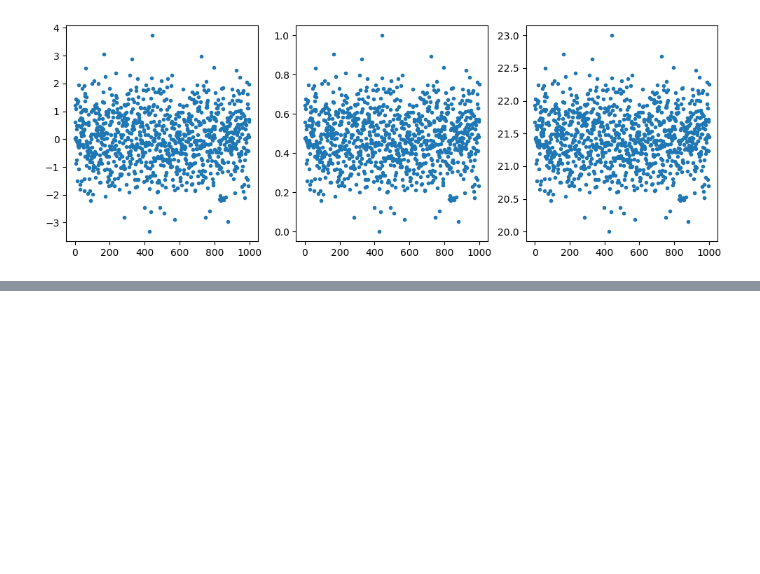
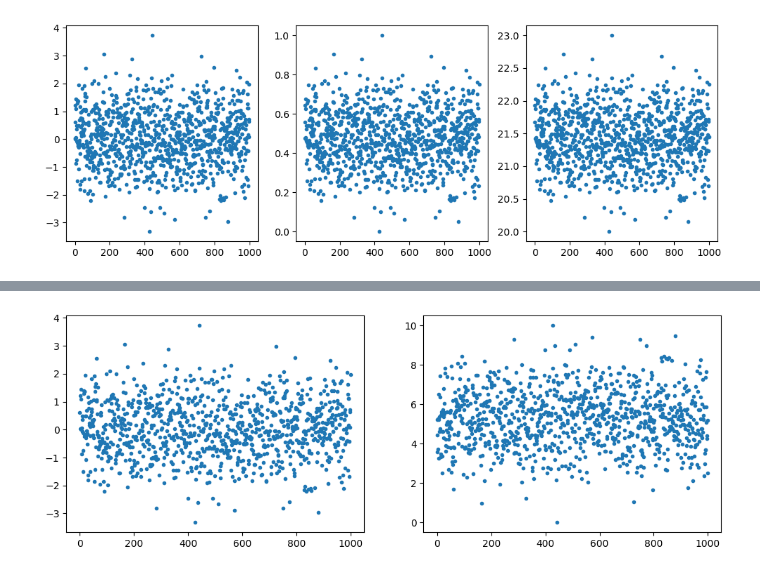
Before and after one commit to elspinn/udemy_mastering_stats_and_ml, a Jupyter notebook: notebooks/min_max.ipynb, the cells around one changed output, grey strips where cells are left out. Cells and saved outputs as stored; diff of their text form; code cells hidden in the pictures; blank space fills up the shorter version.

Commit message:
min-max inverted scale

```diff
--- a/notebooks/min_max.ipynb
+++ b/notebooks/min_max.ipynb
@@ -76,0 +82,16 @@ fig_c.show()
+# %%
+a = 0
+b = 10
+# To 'invert' the data switch the min and max values to invert the 'direction' of travel
+# inverted = a + ((data - min) / (max - min)) * (b - a)
+inverted = b + ((data - min) / (max - min)) * (a - b)
+
+fig_d, ax_d = plt.subplot_mosaic([['plot_data', 'plot_inverted']], figsize = (12, 4))
+
+ax_d['plot_data'].plot(data, '.')
+
+ax_d['plot_inverted'].plot(inverted, '.')
+
+fig_d.show()
+# %% [output]
+[figure, added]
```
Also changed, not shown: parts of 1 cell of this notebook.
